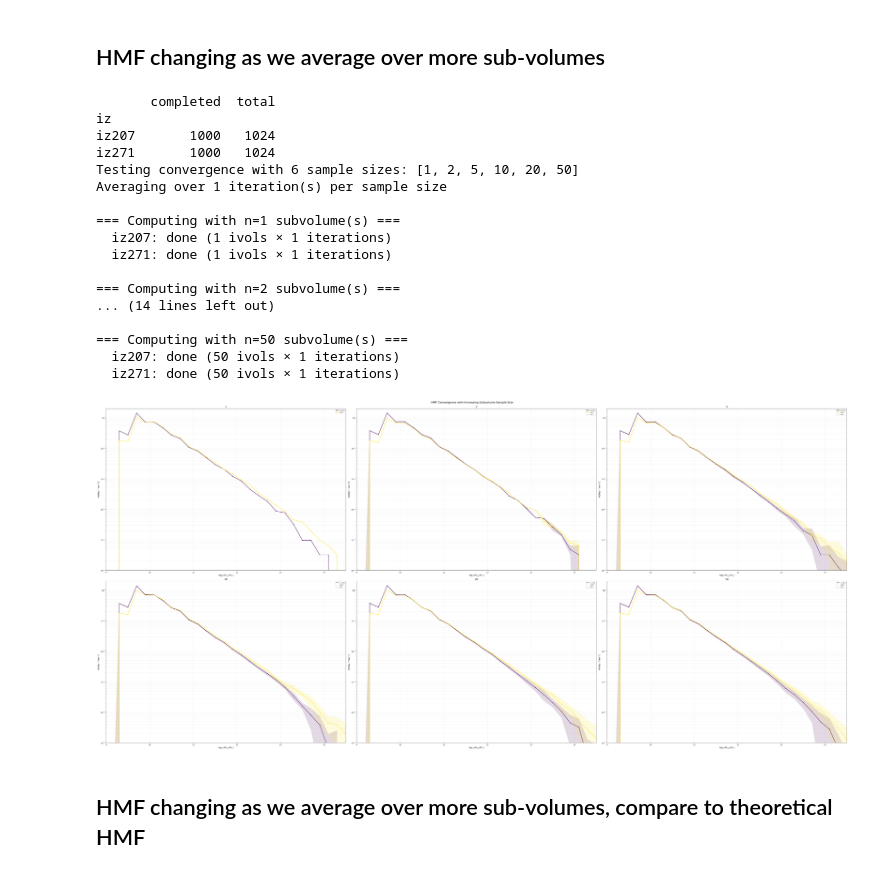
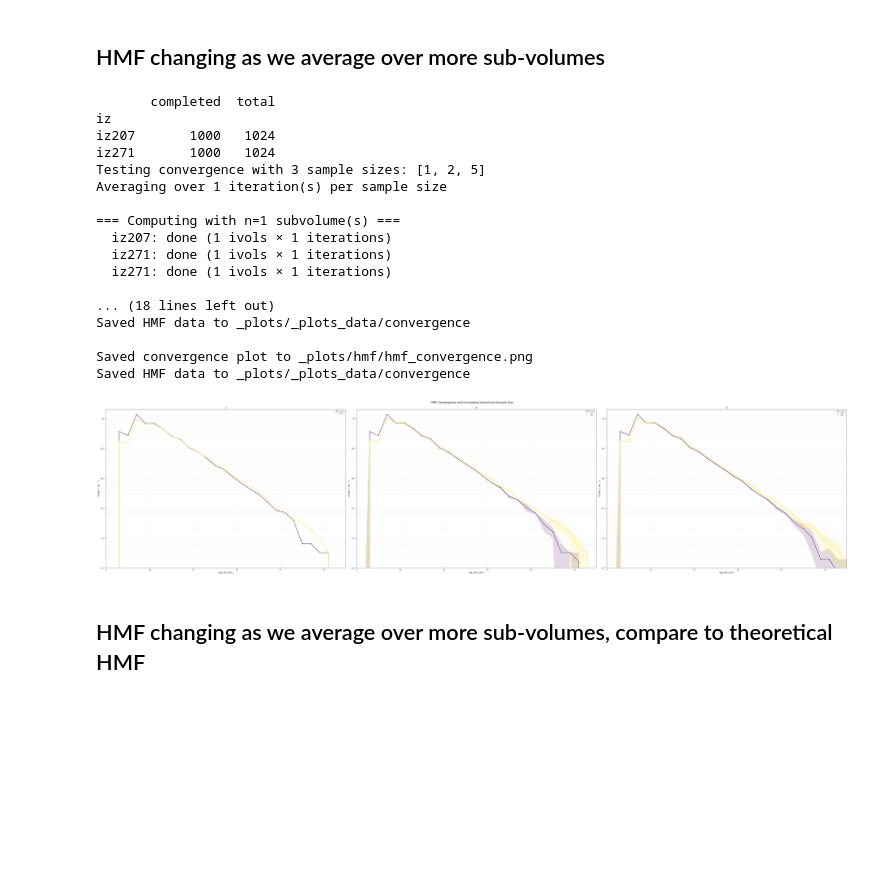
Before and after one commit to OscarHickman/galform_analysis, a Jupyter notebook: examples/subvolume_convergence.ipynb, the cells around one changed output. Saved outputs shown, nothing was run; the diff lists cells and outputs as text; code cells hidden in the pictures; blank space fills up the shorter version.

```diff
--- a/examples/subvolume_convergence.ipynb
+++ b/examples/subvolume_convergence.ipynb
@@ -125,7 +89,7 @@ iz271: [0, 1, 2, 3, 4, 5, 6, 7, 8, 9, 10, 11, 12, 13, 14, 15, 16, 17, 18, 19, 20
 ## HMF changing as we average over more sub-volumes
 # %%
 # Number of subvolumes to sample
-n_subvolumes = [1, 2, 5, 10, 20, 50]#, 200, 500, 1000]
+n_subvolumes = [1, 2, 5]#, 10, 20, 50, 200, 500, 1024s]
 
 # Number of iterations for each subvolume sample
 n_iterations = 1
@@ -134,41 +98,41 @@ n_iterations = 1
 print(summary)
 #iz_snapshots = ["82", "100", "105", "176", "207", "271"]
 iz_snapshots = ["207", "271"]
 
 # Panel mode using explicit subvolume sets - now using only completed files
 hmf_ivol_panels = plot_hmf_convergence_by_subvolumes(
     base_dir,
     df_completed,
     iz_snapshots,
     n_subvolumes,
     n_iterations,
     bins=np.arange(9.0, 15.0, 0.2),
     outdir='_plots/hmf',
-    do_save=False,
+    do_save=True,
     xlim=(9.0,14.5),
     ylim=(1e-5,2.0),
     panel_size=(20,14),
 )
 plt.show()
 # %% [output]
        completed  total
 iz
 iz207       1000   1024
 iz271       1000   1024
-Testing convergence with 6 sample sizes: [1, 2, 5, 10, 20, 50]
+Testing convergence with 3 sample sizes: [1, 2, 5]
 Averaging over 1 iteration(s) per sample size
 
 === Computing with n=1 subvolume(s) ===
   iz207: done (1 ivols × 1 iterations)
   iz271: done (1 ivols × 1 iterations)
+  iz271: done (1 ivols × 1 iterations)
 
-=== Computing with n=2 subvolume(s) ===
-... (14 lines left out)
+... (18 lines left out)
+Saved HMF data to _plots/_plots_data/convergence
 
-=== Computing with n=50 subvolume(s) ===
-  iz207: done (50 ivols × 1 iterations)
-  iz271: done (50 ivols × 1 iterations)
+Saved convergence plot to _plots/hmf/hmf_convergence.png
+Saved HMF data to _plots/_plots_data/convergence
-[figure, old version]
+[figure, new version]
 # %% [markdown]
 ## HMF changing as we average over more sub-volumes, compare to theoretical HMF
 # %%
```
Also changed, not shown: parts of 12 cells of this notebook, 24 other files.
